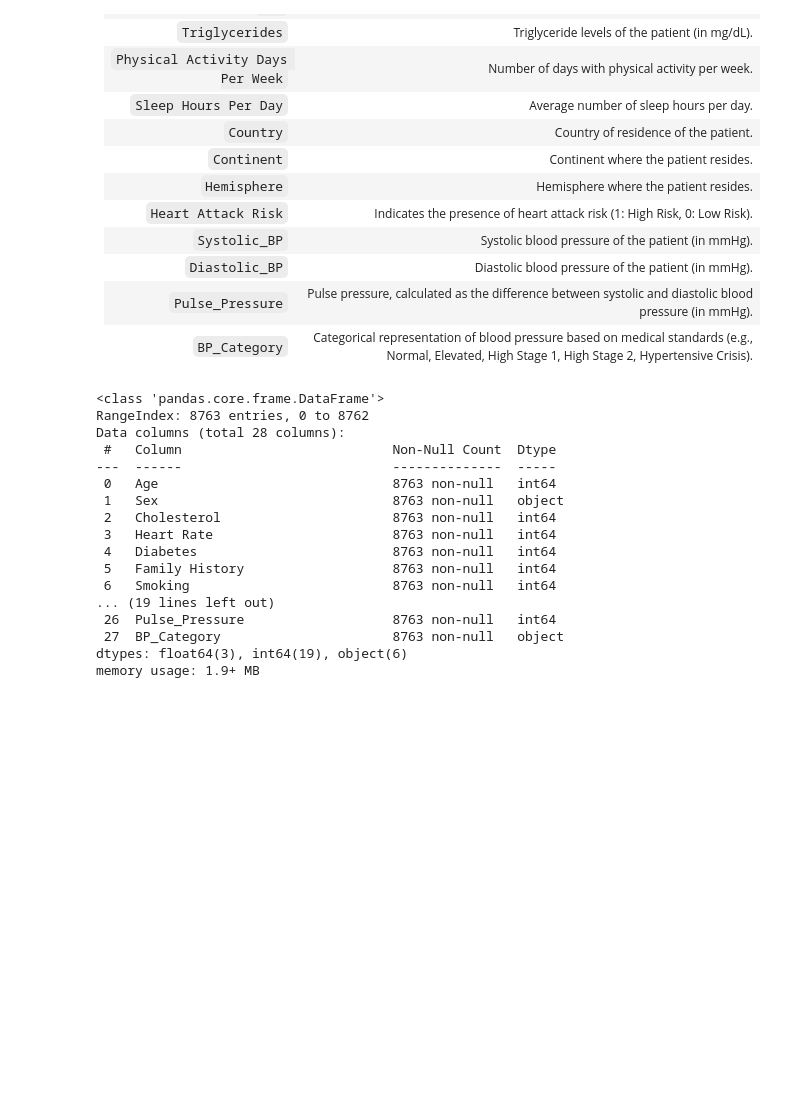
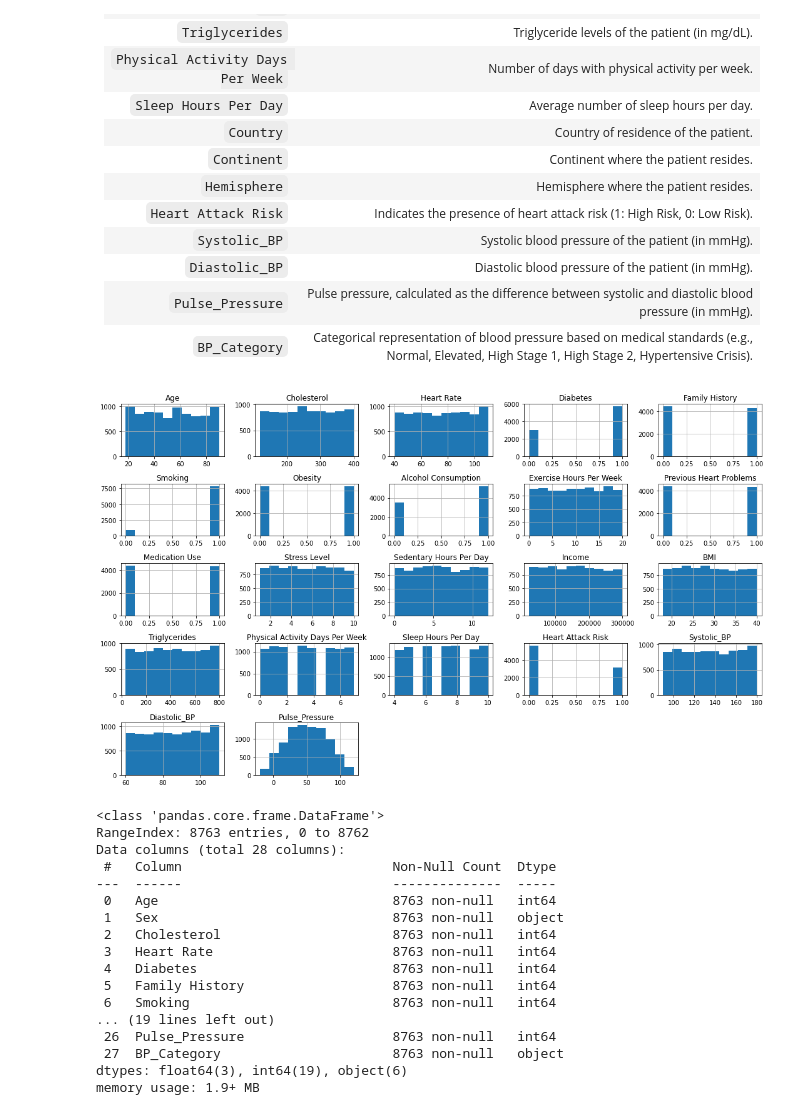
Before and after one commit to MaSOouD69/Capstone-Repo-Bootcamp-Project, a Jupyter notebook: heart_attack_prediction 2.ipynb, the cells around one changed output. Drawn from its saved outputs; the diff is of its cells as text; code cells hidden in the pictures; blank space fills up the shorter version.

```diff
--- a/heart_attack_prediction 2.ipynb
+++ b/heart_attack_prediction 2.ipynb
@@ -355,3 +353,8 @@ time to plot the new columns to
+# %%
+df_eda.hist(figsize=(15,9))
+plt.tight_layout()
+# %% [output]
+[figure, added]
 # %%
 df_eda.info()
 # %% [output]
```
Also changed, not shown: parts of 13 cells of this notebook.
